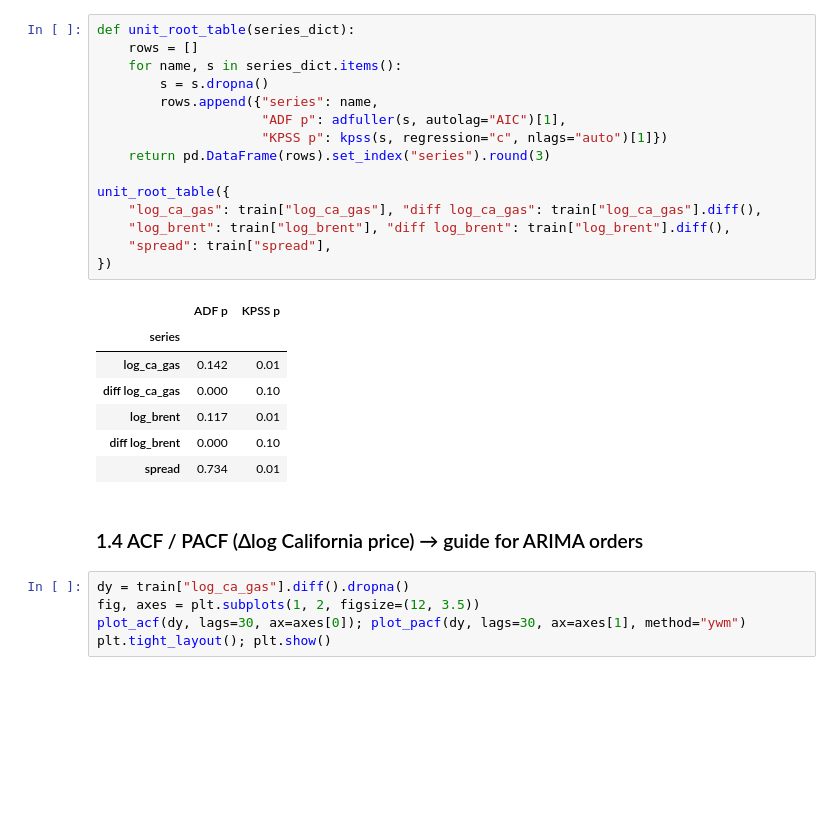
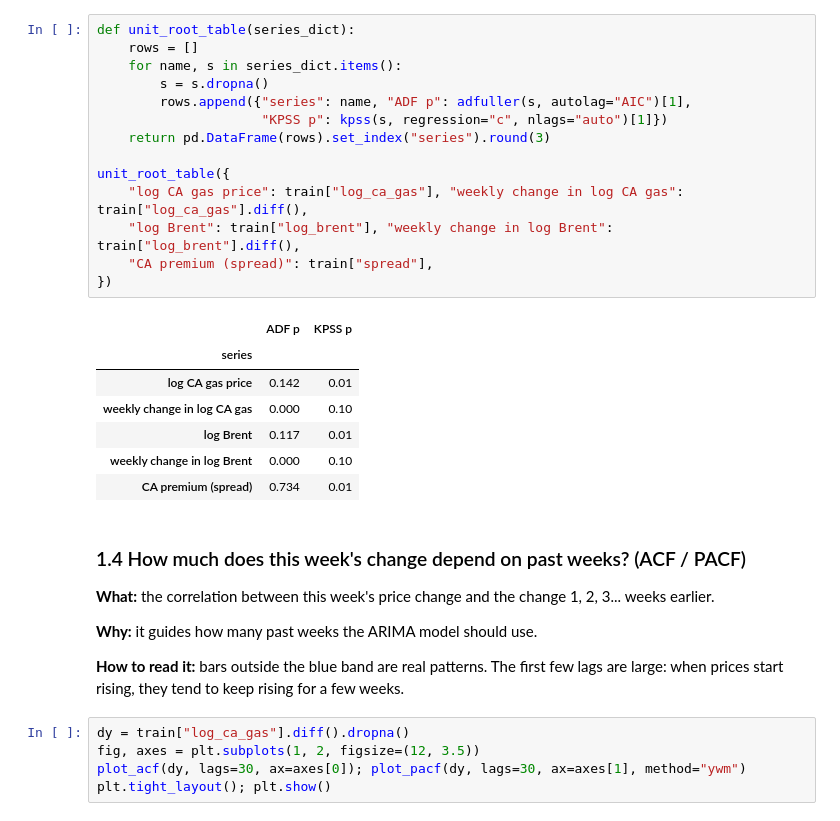
Before and after one commit to hymiawu/ca-gasoline-forecasting, a Jupyter notebook: forecasting_models.ipynb, the cells around one changed output. Cells and saved outputs as stored; diff of their text form; blank space fills up the shorter version.

```diff
--- a/forecasting_models.ipynb
+++ b/forecasting_models.ipynb
@@ -110,28 +152,32 @@ If both say "levels non-stationary, first differences stationary", we use d = 1.
 # %%
 def unit_root_table(series_dict):
     rows = []
     for name, s in series_dict.items():
         s = s.dropna()
-        rows.append({"series": name,
-                     "ADF p": adfuller(s, autolag="AIC")[1],
+        rows.append({"series": name, "ADF p": adfuller(s, autolag="AIC")[1],
                      "KPSS p": kpss(s, regression="c", nlags="auto")[1]})
     return pd.DataFrame(rows).set_index("series").round(3)
 
 unit_root_table({
-    "log_ca_gas": train["log_ca_gas"], "diff log_ca_gas": train["log_ca_gas"].diff(),
-    "log_brent": train["log_brent"], "diff log_brent": train["log_brent"].diff(),
-    "spread": train["spread"],
+    "log CA gas price": train["log_ca_gas"], "weekly change in log CA gas": train["log_ca_gas"].diff(),
+    "log Brent": train["log_brent"], "weekly change in log Brent": train["log_brent"].diff(),
+    "CA premium (spread)": train["spread"],
 })
 # %% [output]
 |  | ADF p | KPSS p |
 | series |  |  |
-| log_ca_gas | 0.142 | 0.01 |
-| diff log_ca_gas | 0.000 | 0.10 |
-| log_brent | 0.117 | 0.01 |
-| diff log_brent | 0.000 | 0.10 |
-| spread | 0.734 | 0.01 |
+| log CA gas price | 0.142 | 0.01 |
+| weekly change in log CA gas | 0.000 | 0.10 |
+| log Brent | 0.117 | 0.01 |
+| weekly change in log Brent | 0.000 | 0.10 |
+| CA premium (spread) | 0.734 | 0.01 |
-# %% [markdown]
-### 1.4 ACF / PACF (Δlog California price) → guide for ARIMA orders
+# %% [markdown]
+### 1.4 How much does this week's change depend on past weeks? (ACF / PACF)
+**What:** the correlation between this week's price change and the change 1, 2, 3... weeks earlier.
+
+**Why:** it guides how many past weeks the ARIMA model should use.
+
+**How to read it:** bars outside the blue band are real patterns. The first few lags are large: when prices start rising, they tend to keep rising for a few weeks.
 # %%
 dy = train["log_ca_gas"].diff().dropna()
 fig, axes = plt.subplots(1, 2, figsize=(12, 3.5))
```
Also changed, not shown: parts of 102 cells of this notebook, 27 other files.
